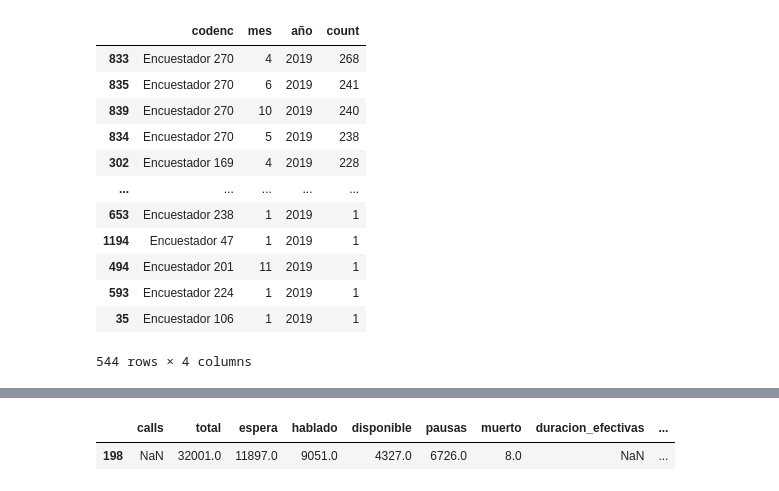
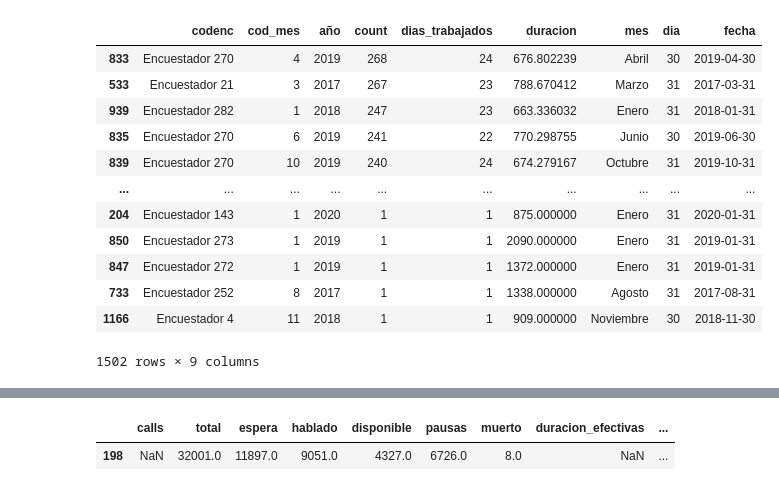
Before and after one commit to AndresLopezDCo/DS4A-Team76, a Jupyter notebook: App/lib/Untitled.ipynb, the cells around one changed output, grey strips where cells are left out. Cells and saved outputs as stored; diff of their text form; code cells hidden in the pictures.

```diff
--- a/App/lib/Untitled.ipynb
+++ b/App/lib/Untitled.ipynb
@@ -30,24 +30,38 @@ query_03= """
 SELECT * FROM efectivas_final;
 """
 df_efectivas = runQuery(query_03)
-# %%
-df_efectivas['mes']= pd.DatetimeIndex(df_efectivas['fecha']).month
-df_efectivas['dia']= pd.DatetimeIndex(df_efectivas['fecha']).day
-df_efectivas['año']= pd.DatetimeIndex(df_efectivas['fecha']).year
-df_efectivas_groupm=df_efectivas.groupby(['codenc','mes','año']).agg({'Edad':'count'}).reset_index().rename(columns={'Edad':'count'})
-
-df_efectivas_groupm[(df_efectivas_groupm['año']==2019) & (df_efectivas_groupm['mes'].isin([1,2,3,4,5,6,7,8,9,10,11,12]))].sort_values('count',ascending=False)
-# %% [output]
-|  | codenc | mes | año | count |
-| 833 | Encuestador 270 | 4 | 2019 | 268 |
-| 835 | Encuestador 270 | 6 | 2019 | 241 |
-| 839 | Encuestador 270 | 10 | 2019 | 240 |
-| 834 | Encuestador 270 | 5 | 2019 | 238 |
-| 302 | Encuestador 169 | 4 | 2019 | 228 |
-| ... | ... | ... | ... | ... |
-| 653 | Encuestador 238 | 1 | 2019 | 1 |
-| 1194 | Encuestador 47 | 1 | 2019 | 1 |
-| 494 | Encuestador 201 | 11 | 2019 | 1 |
-| 593 | Encuestador 224 | 1 | 2019 | 1 |
-| 35 | Encuestador 106 | 1 | 2019 | 1 |
-544 rows × 4 columns
+# %%
+df_efectivas['cod_mes']= pd.DatetimeIndex(df_efectivas['fecha']).month
+df_efectivas['dia']= pd.DatetimeIndex(df_efectivas['fecha']).day
+df_efectivas['año']= pd.DatetimeIndex(df_efectivas['fecha']).year
+
+df_efectivas_groupm=df_efectivas.groupby(['codenc','cod_mes','año']).agg({'Edad':'count','dia':'nunique','duracion':'mean'}).reset_index().rename(columns={'Edad':'count','dia':'dias_trabajados'})
+df_efectivas_groupm=df_efectivas_groupm.sort_values('count',ascending=False)
+df_efectivas_groupm['mes']=df_efectivas_groupm['cod_mes'].replace({1:'Enero',2:'Febrero',3:'Marzo',4:'Abril',5:'Mayo',6:'Junio',
+                                7:'Julio',8:'Agosto',9:'Septiembre',10:'Octubre',11:'Noviembre',12:'Diciembre'})
+
+
+
+df_efectivas_groupm['dia']=1
+lista1=list(range(1,13))
+lista2=[31,28,31,30,31,30,31,31,30,31,30,31]
+for i,j in zip(lista1,lista2):
+    df_efectivas_groupm.loc[df_efectivas_groupm['cod_mes']==i,['dia']]=j
+
+df_efectivas_groupm['fecha'] = df_efectivas_groupm['año'].astype(str)+ ' ' +df_efectivas_groupm['cod_mes'].astype(str)+ ' ' +df_efectivas_groupm['dia'].astype(str)
+df_efectivas_groupm['fecha'] = pd.to_datetime(df_efectivas_groupm['fecha'])
+df_efectivas_groupm
+# %% [output]
+|  | codenc | cod_mes | año | count | dias_trabajados | duracion | mes | dia | fecha |
+| 833 | Encuestador 270 | 4 | 2019 | 268 | 24 | 676.802239 | Abril | 30 | 2019-04-30 |
+| 533 | Encuestador 21 | 3 | 2017 | 267 | 23 | 788.670412 | Marzo | 31 | 2017-03-31 |
+| 939 | Encuestador 282 | 1 | 2018 | 247 | 23 | 663.336032 | Enero | 31 | 2018-01-31 |
+| 835 | Encuestador 270 | 6 | 2019 | 241 | 22 | 770.298755 | Junio | 30 | 2019-06-30 |
+| 839 | Encuestador 270 | 10 | 2019 | 240 | 24 | 674.279167 | Octubre | 31 | 2019-10-31 |
+| ... | ... | ... | ... | ... | ... | ... | ... | ... | ... |
+| 204 | Encuestador 143 | 1 | 2020 | 1 | 1 | 875.000000 | Enero | 31 | 2020-01-31 |
+| 850 | Encuestador 273 | 1 | 2019 | 1 | 1 | 2090.000000 | Enero | 31 | 2019-01-31 |
+| 847 | Encuestador 272 | 1 | 2019 | 1 | 1 | 1372.000000 | Enero | 31 | 2019-01-31 |
+| 733 | Encuestador 252 | 8 | 2017 | 1 | 1 | 1338.000000 | Agosto | 31 | 2017-08-31 |
+| 1166 | Encuestador 4 | 11 | 2018 | 1 | 1 | 909.000000 | Noviembre | 30 | 2018-11-30 |
+1502 rows × 9 columns
```
Also changed, not shown: parts of 9 cells of this notebook, 7 other files.
